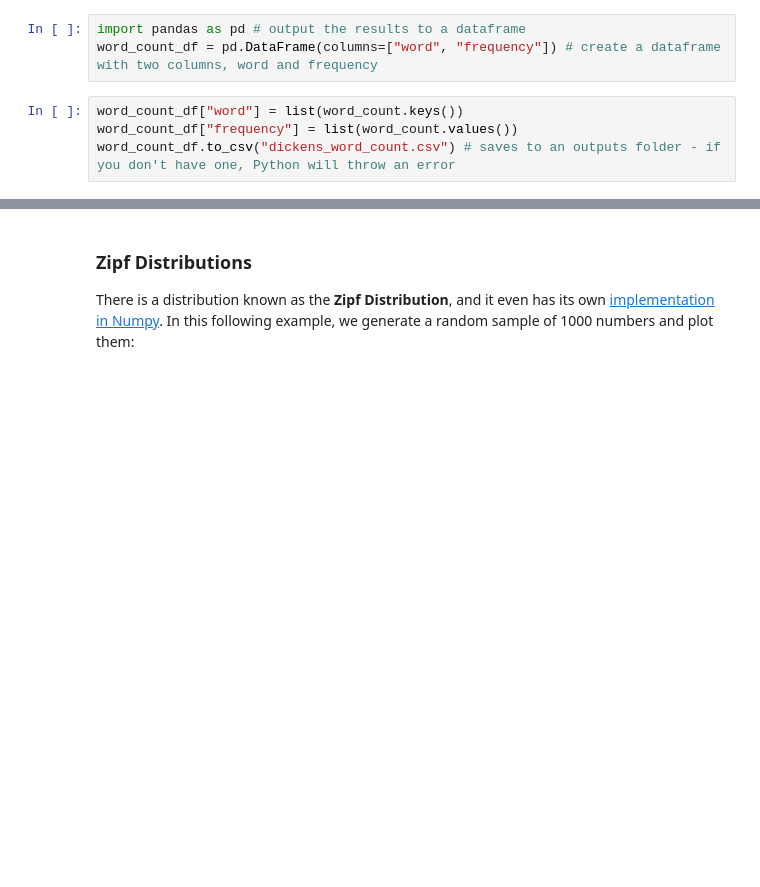
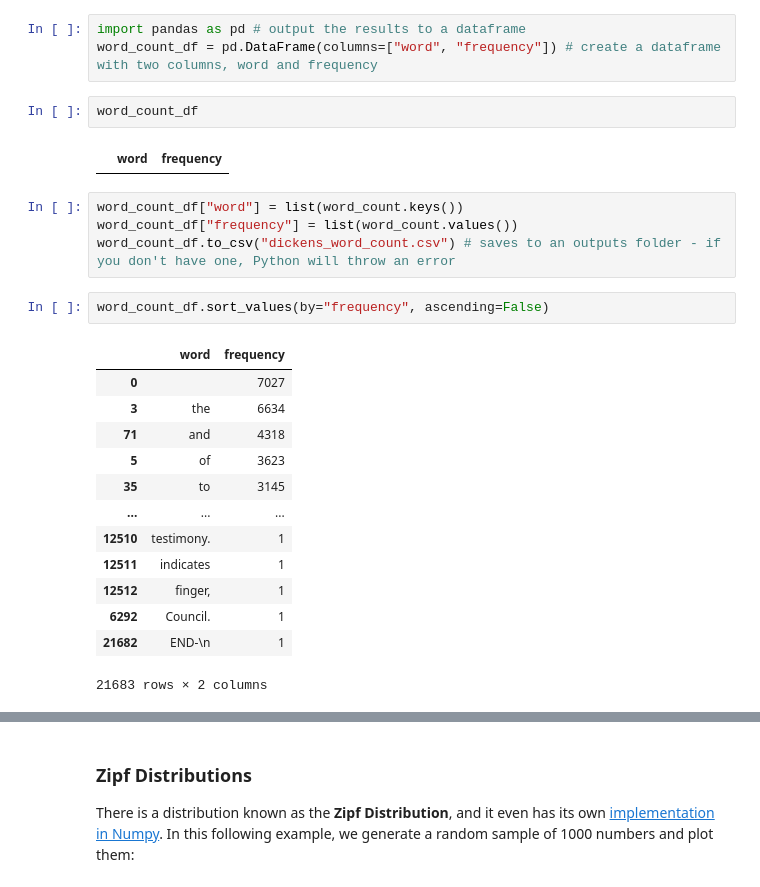
Before and after one commit to ychennay/dso-560-nlp-text-analytics, a Jupyter notebook: week1/Basic Python Operations for Working with Text (In Class).ipynb, the cells around one changed output, grey strips where cells are left out. Saved outputs shown, nothing was run; the diff lists cells and outputs as text; blank space fills up the shorter version.

```diff
--- a/week1/Basic Python Operations for Working with Text (In Class).ipynb
+++ b/week1/Basic Python Operations for Working with Text (In Class).ipynb
@@ -267,10 +312,30 @@ make_histogram(word_count.values(),
 # %%
 import pandas as pd # output the results to a dataframe
 word_count_df = pd.DataFrame(columns=["word", "frequency"]) # create a dataframe with two columns, word and frequency
+# %%
+word_count_df
+# %% [output]
+|  | word | frequency |
 # %%
 word_count_df["word"] = list(word_count.keys())
 word_count_df["frequency"] = list(word_count.values())
 word_count_df.to_csv("dickens_word_count.csv") # saves to an outputs folder - if you don't have one, Python will throw an error
+# %%
+word_count_df.sort_values(by="frequency", ascending=False)
+# %% [output]
+|  | word | frequency |
+| 0 |  | 7027 |
+| 3 | the | 6634 |
+| 71 | and | 4318 |
+| 5 | of | 3623 |
+| 35 | to | 3145 |
+| ... | ... | ... |
+| 12510 | testimony. | 1 |
+| 12511 | indicates | 1 |
+| 12512 | finger, | 1 |
+| 6292 | Council. | 1 |
+| 21682 | END-\n | 1 |
+21683 rows × 2 columns
 # %% [markdown]
 ## Zipf's Law
 
```
Also changed, not shown: parts of 28 cells of this notebook, 16 other files.
